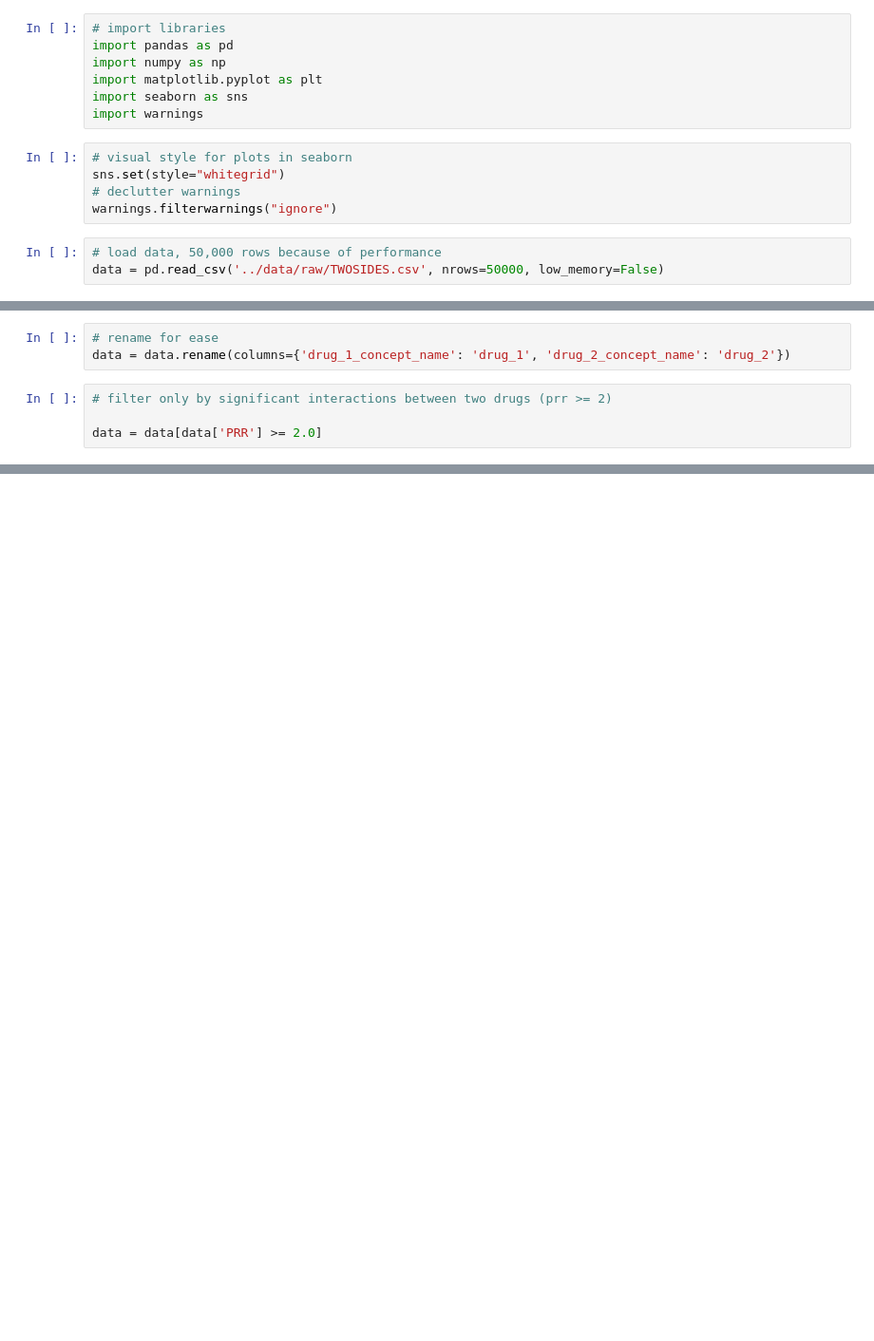
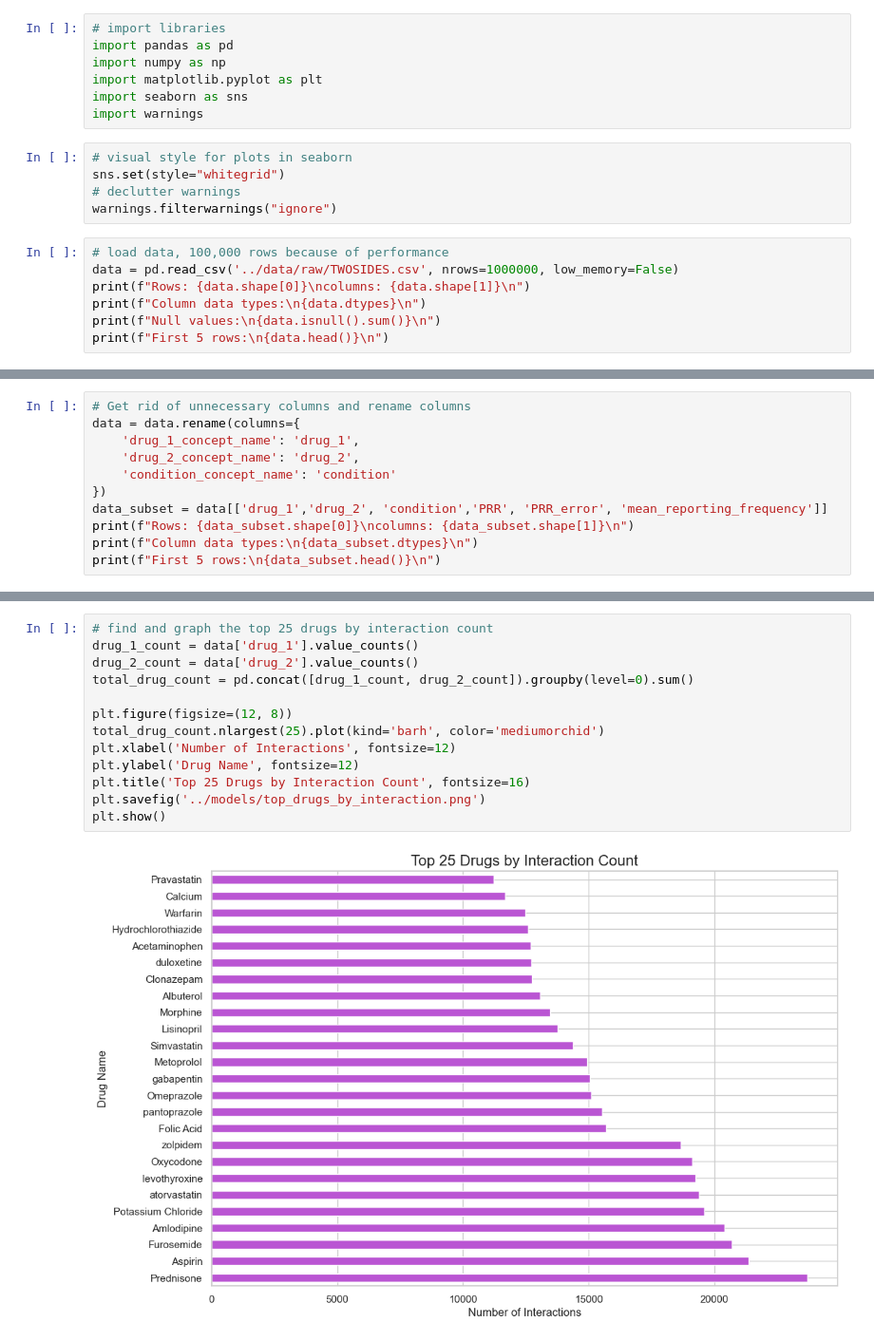
Before and after one commit to Shay-R77/drug-interaction-predictor, a Jupyter notebook: notebooks/01_data_exploration.ipynb, the cells around one changed output, grey strips where cells are left out. Shown at 95% size. Saved outputs shown, nothing was run; the diff lists cells and outputs as text; blank space fills up the shorter version.

Commit message:
more data exploration

```diff
--- a/notebooks/01_data_exploration.ipynb
+++ b/notebooks/01_data_exploration.ipynb
@@ -11,5 +11,9 @@ sns.set(style="whitegrid")
 # declutter warnings
 warnings.filterwarnings("ignore")
 # %%
-# load data, 50,000 rows because of performance
-data = pd.read_csv('../data/raw/TWOSIDES.csv', nrows=50000, low_memory=False)
+# load data, 100,000 rows because of performance
+data = pd.read_csv('../data/raw/TWOSIDES.csv', nrows=1000000, low_memory=False)
+print(f"Rows: {data.shape[0]}\ncolumns: {data.shape[1]}\n")
+print(f"Column data types:\n{data.dtypes}\n")
+print(f"Null values:\n{data.isnull().sum()}\n")
+print(f"First 5 rows:\n{data.head()}\n")
@@ -39,7 +37,0 @@ B                           object
-# %%
-# rename for ease
-data = data.rename(columns={'drug_1_concept_name': 'drug_1', 'drug_2_concept_name': 'drug_2'})
-# %%
-# filter only by significant interactions between two drugs (prr >= 2)
-
-data = data[data['PRR'] >= 2.0]
@@ -47,0 +38,11 @@ TypeError: '>=' not supported between instances of 'str' and 'float'
+# %%
+# Get rid of unnecessary columns and rename columns
+data = data.rename(columns={
+    'drug_1_concept_name': 'drug_1',
+    'drug_2_concept_name': 'drug_2',
+    'condition_concept_name': 'condition'
+})
+data_subset = data[['drug_1','drug_2', 'condition','PRR', 'PRR_error', 'mean_reporting_frequency']]
+print(f"Rows: {data_subset.shape[0]}\ncolumns: {data_subset.shape[1]}\n")
+print(f"Column data types:\n{data_subset.dtypes}\n")
+print(f"First 5 rows:\n{data_subset.head()}\n")
@@ -47,0 +75,15 @@ TypeError: '>=' not supported between instances of 'str' and 'float'
+# %%
+# find and graph the top 25 drugs by interaction count
+drug_1_count = data['drug_1'].value_counts()
+drug_2_count = data['drug_2'].value_counts()
+total_drug_count = pd.concat([drug_1_count, drug_2_count]).groupby(level=0).sum()
+
+plt.figure(figsize=(12, 8))
+total_drug_count.nlargest(25).plot(kind='barh', color='mediumorchid')
+plt.xlabel('Number of Interactions', fontsize=12)
+plt.ylabel('Drug Name', fontsize=12)
+plt.title('Top 25 Drugs by Interaction Count', fontsize=16)
+plt.savefig('../models/top_drugs_by_interaction.png')
+plt.show()
+# %% [output]
+[figure, added]
```
Also changed, not shown: parts of 6 cells of this notebook, 3 other files.
